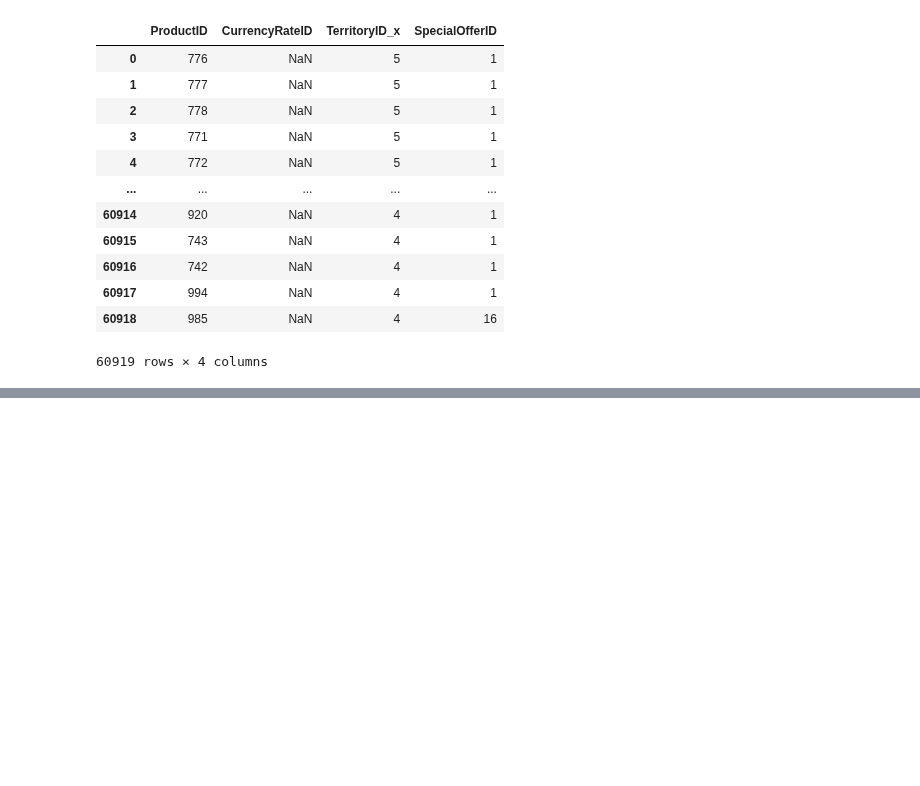
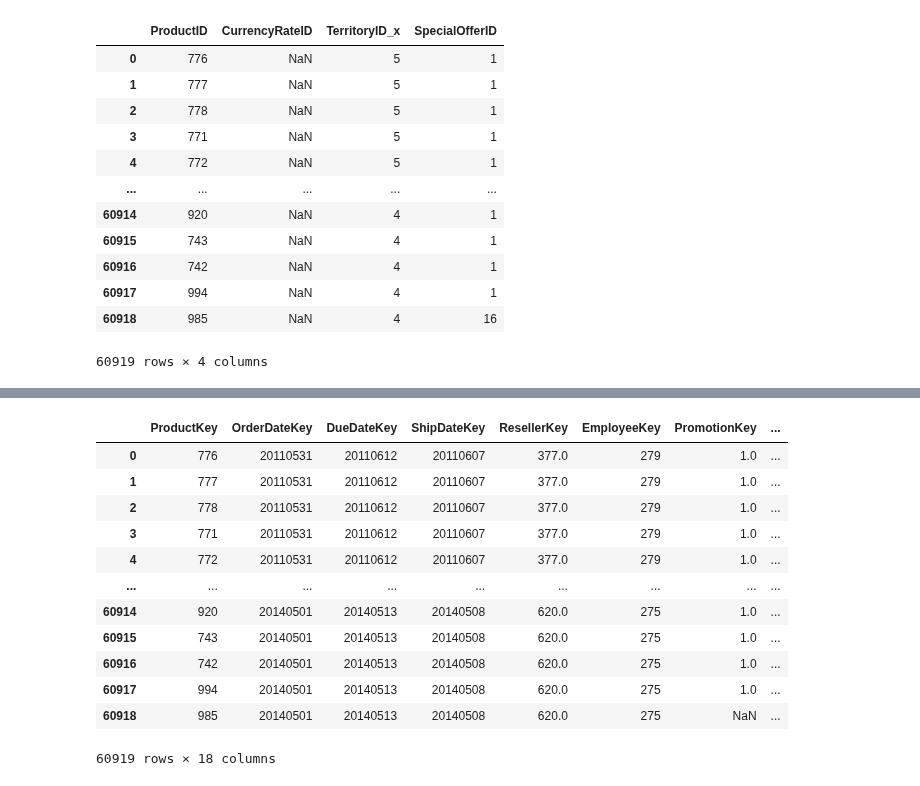
Before and after one commit to paulrojasg/data_science_part_4, a Jupyter notebook: FactResellerSales.ipynb, the cells around one changed output, grey strips where cells are left out. Cells and saved outputs as stored; diff of their text form; code cells hidden in the pictures; blank space fills up the shorter version.

```diff
--- a/FactResellerSales.ipynb
+++ b/FactResellerSales.ipynb
@@ -191,0 +259,25 @@ merged_df[merged_df['ProductKey'].notnull()]
+# %%
+result = merged_df[['ProductKey', 'OrderDateKey', 'DueDateKey', 'ShipDateKey', 'ResellerKey', 'EmployeeKey', 'PromotionKey', 'CurrencyKey', 'SalesTerritoryKey',
+                    'SalesOrderDetailID', 'OrderQty', 'UnitPrice', 'UnitPriceDiscount', 'LineTotal', 'CarrierTrackingNumber',
+                    'OrderDate', 'DueDate', 'ShipDate']]
+
+result = result.rename(columns={'SalesOrderDetailID': 'SalesOrderNumber',
+                                'OrderQty': 'OrderQuantity',
+                                'UnitPriceDiscount': 'UnitPriceDiscountPct',
+                                'LineTotal': 'SalesAmount'})
+
+result
+# %% [output]
+|  | ProductKey | OrderDateKey | DueDateKey | ShipDateKey | ResellerKey | EmployeeKey | PromotionKey | ... |
+| 0 | 776 | 20110531 | 20110612 | 20110607 | 377.0 | 279 | 1.0 | ... |
+| 1 | 777 | 20110531 | 20110612 | 20110607 | 377.0 | 279 | 1.0 | ... |
+| 2 | 778 | 20110531 | 20110612 | 20110607 | 377.0 | 279 | 1.0 | ... |
+| 3 | 771 | 20110531 | 20110612 | 20110607 | 377.0 | 279 | 1.0 | ... |
+| 4 | 772 | 20110531 | 20110612 | 20110607 | 377.0 | 279 | 1.0 | ... |
+| ... | ... | ... | ... | ... | ... | ... | ... | ... |
+| 60914 | 920 | 20140501 | 20140513 | 20140508 | 620.0 | 275 | 1.0 | ... |
+| 60915 | 743 | 20140501 | 20140513 | 20140508 | 620.0 | 275 | 1.0 | ... |
+| 60916 | 742 | 20140501 | 20140513 | 20140508 | 620.0 | 275 | 1.0 | ... |
+| 60917 | 994 | 20140501 | 20140513 | 20140508 | 620.0 | 275 | 1.0 | ... |
+| 60918 | 985 | 20140501 | 20140513 | 20140508 | 620.0 | 275 | NaN | ... |
+60919 rows × 18 columns
```
Also changed, not shown: parts of 5 cells of this notebook, 2 other files.
